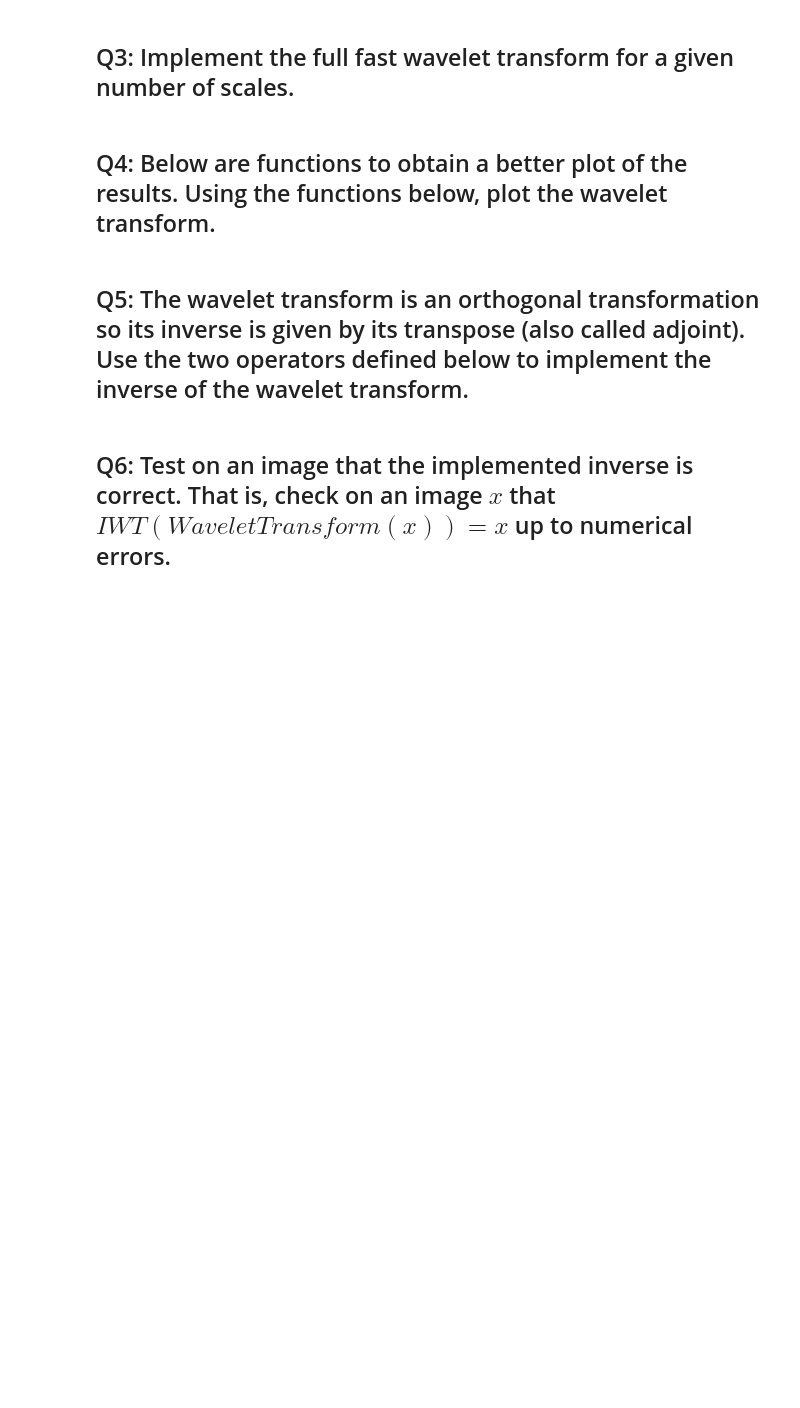
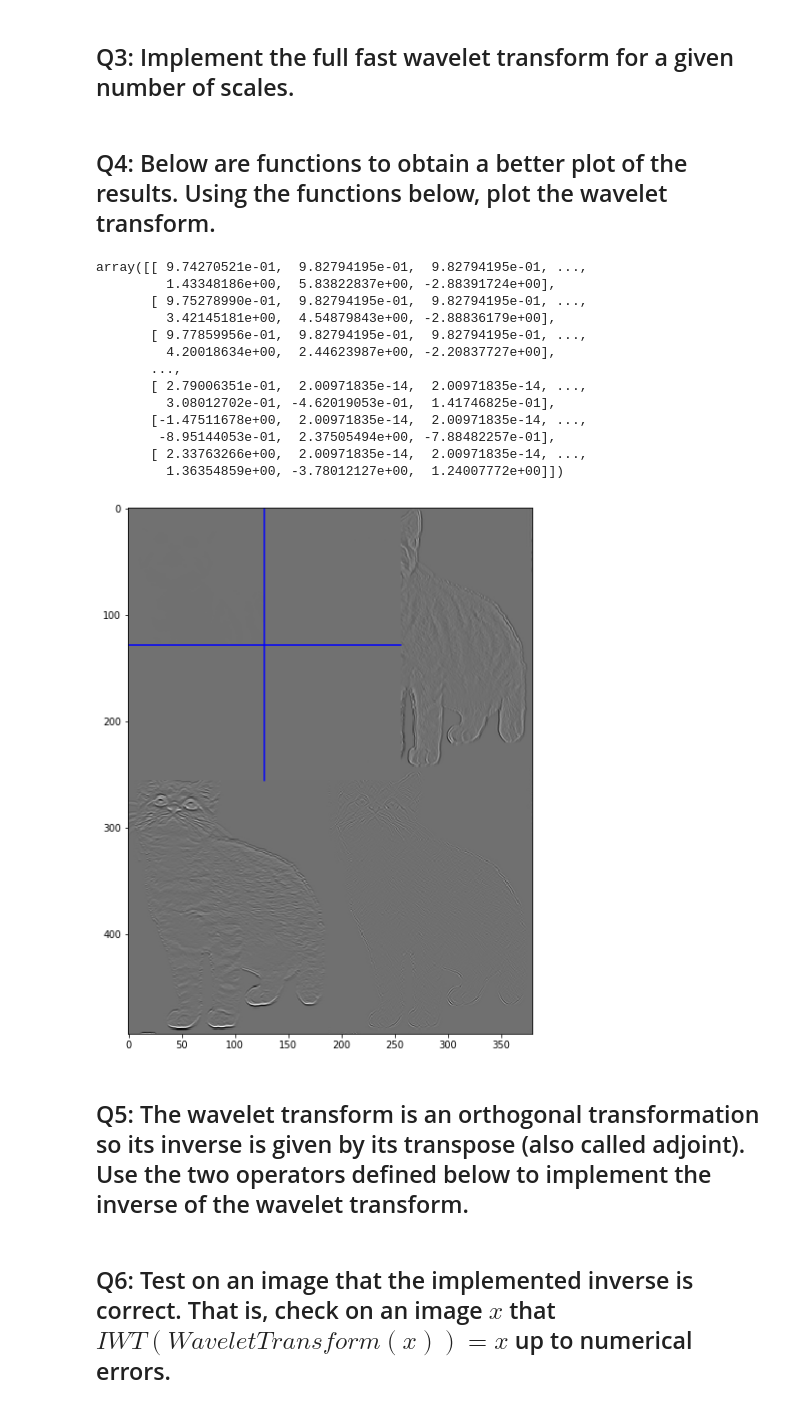
Before and after one commit to IMAC-projects/M2-SIS-signal, a Jupyter notebook: TD/TD5/TD-Wavelets-Exercise.ipynb, the cells around one changed output. Saved outputs shown, nothing was run; the diff lists cells and outputs as text; code cells hidden in the pictures; blank space fills up the shorter version.

```diff
--- a/TD/TD5/TD-Wavelets-Exercise.ipynb
+++ b/TD/TD5/TD-Wavelets-Exercise.ipynb
@@ -158,9 +175,12 @@ print(W_0(image))
 def WaveletTransform(image,iterations = 1):
     ## iterate the 1step wavelet transform implemented above.
     # first step is W_0
+    if iterations == 0:
+        return image
     waveletTransform = W_0(image)
-    waveletTmp = waveletTransform
-    waveletTransform = WaveletTransform(waveletTmp,iterations -1)
+    size = waveletTransform.shape[0]
+    waveletTmp = waveletTransform[0:size, 0:size]
+    waveletTransform[0:size, 0:size] = WaveletTransform(waveletTmp,iterations -1)
     return waveletTransform
 # %% [markdown]
 ## Q4: Below are functions to obtain a better plot of the results. Using the functions below, plot the wavelet transform.
@@ -178,34 +198,50 @@ def rescaleWav(A):
     sup = abs(A).max()
     B = A.copy()
     if sup > 0:
         B = .5 + .5 * A / sup
     return B
 
 def PlotWavelet(wavelet, iterations=1):
     ## Plot the wavelet representation, need to specify the number of iterations (or scales at which the FWT is computed).
     n = wavelet.shape[1]
     Jmax = int(np.log2(n)) - 1
     Jmin = Jmax - iterations + 1
 
     U = wavelet.copy()
     for j in np.arange(Jmax, Jmin - 1, -1):
         U[:2 ** j:,    2 ** j:2 **
             (j + 1):] = rescaleWav(U[:2 ** j:, 2 ** j:2 ** (j + 1):])
         U[2 ** j:2 ** (j + 1):, :2 **
           j:] = rescaleWav(U[2 ** j:2 ** (j + 1):, :2 ** j:])
         U[2 ** j:2 ** (j + 1):, 2 ** j:2 ** (j + 1):] = (
             rescaleWav(U[2 ** j:2 ** (j + 1):, 2 ** j:2 ** (j + 1):]))
     # coarse scale
     U[:2 ** j:, :2 ** j:] = rescale(U[:2 ** j:, :2 ** j:])
     # plot underlying image
     plt.imshow(U)
     # display crosses
     for j in np.arange(Jmax, Jmin - 1, -1):
         plt.plot([0, 2 ** (j + 1)], [2 ** j, 2 ** j], 'b')
         plt.plot([2 ** j, 2 ** j], [0, 2 ** (j + 1)], 'b')
     return U
 
-PlotWavelet(WaveletTransform(cropped, 2))
+plt.figure(figsize=(10,10))
+PlotWavelet(WaveletTransform(cropped, 1))
+# %% [output]
+array([[ 9.74270521e-01,  9.82794195e-01,  9.82794195e-01, ...,
+         1.43348186e+00,  5.83822837e+00, -2.88391724e+00],
+       [ 9.75278990e-01,  9.82794195e-01,  9.82794195e-01, ...,
+         3.42145181e+00,  4.54879843e+00, -2.88836179e+00],
+       [ 9.77859956e-01,  9.82794195e-01,  9.82794195e-01, ...,
+         4.20018634e+00,  2.44623987e+00, -2.20837727e+00],
+       ...,
+       [ 2.79006351e-01,  2.00971835e-14,  2.00971835e-14, ...,
+         3.08012702e-01, -4.62019053e-01,  1.41746825e-01],
+       [-1.47511678e+00,  2.00971835e-14,  2.00971835e-14, ...,
+        -8.95144053e-01,  2.37505494e+00, -7.88482257e-01],
+       [ 2.33763266e+00,  2.00971835e-14,  2.00971835e-14, ...,
+         1.36354859e+00, -3.78012127e+00,  1.24007772e+00]])
+[figure, added]
 # %% [markdown]
 ## Q5: The wavelet transform is an orthogonal transformation so its inverse is given by its transpose (also called adjoint). Use the two operators defined below to implement the inverse of the wavelet transform.
 # %%
```
Also changed, not shown: parts of 4 cells of this notebook, 1 other file.
